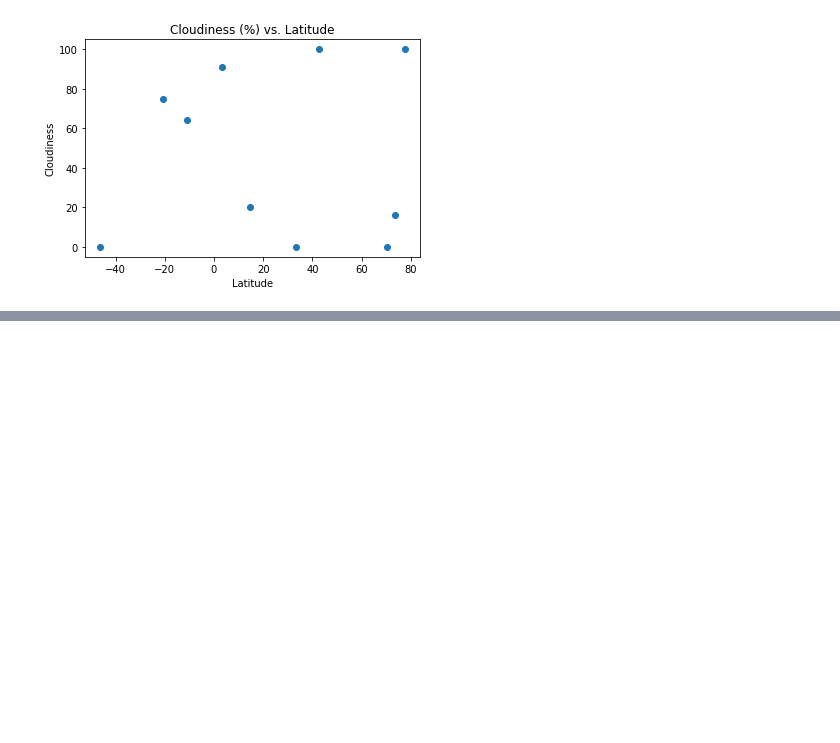
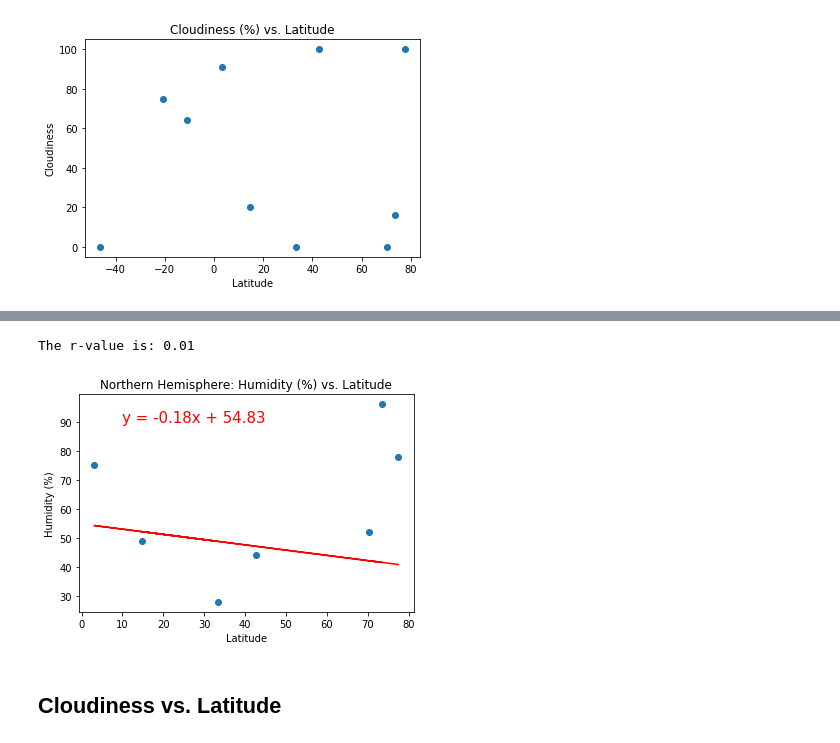
Before and after one commit to juliabrunett/python-api-challenge, a Jupyter notebook: WeatherPy/WeatherPy.ipynb, the cells around one changed output, grey strips where cells are left out. Drawn from its saved outputs; the diff is of its cells as text; code cells hidden in the pictures; blank space fills up the shorter version.

```diff
--- a/WeatherPy/WeatherPy.ipynb
+++ b/WeatherPy/WeatherPy.ipynb
@@ -213,0 +292,11 @@ plt.show()
+# %%
+# Perform a linear regression on humidity vs. latitude
+(slope, intercept, rvalue, pvalue, stderr) = stats.linregress(northern_hem_df["Latitude"], northern_hem_df["Humidity"])
+
+# Get regression values
+regress_values = northern_hem_df["Latitude"] * slope + intercept
+print(regress_values)
+
+# Create line equation string
+line_eq = f'y = {slope:1.2f}x + {intercept:1.2f}'
+print(line_eq)
@@ -213,0 +313,21 @@ plt.show()
+# %%
+# Create Plot: Temp vs Lat (Northern)
+plt.scatter(northern_hem_df["Latitude"], northern_hem_df["Humidity"], marker = "o")
+plt.xlabel("Latitude")
+plt.ylabel("Humidity (%)")
+plt.title("Northern Hemisphere: Humidity (%) vs. Latitude")
+
+# Label plot and annotate the line equation
+plt.plot(northern_hem_df["Latitude"], regress_values,"r-")
+plt.annotate(line_eq, (10,90), fontsize=15, color="red")
+
+# Print r square value
+print(f'The r-value is: {rvalue**2:1.2f}')
+
+# Show plot
+plt.show()
+# %% [output]
+The r-value is: 0.01
+[figure, added]
+# %% [markdown]
+## Cloudiness vs. Latitude
```
Also changed, not shown: parts of 36 cells of this notebook.
